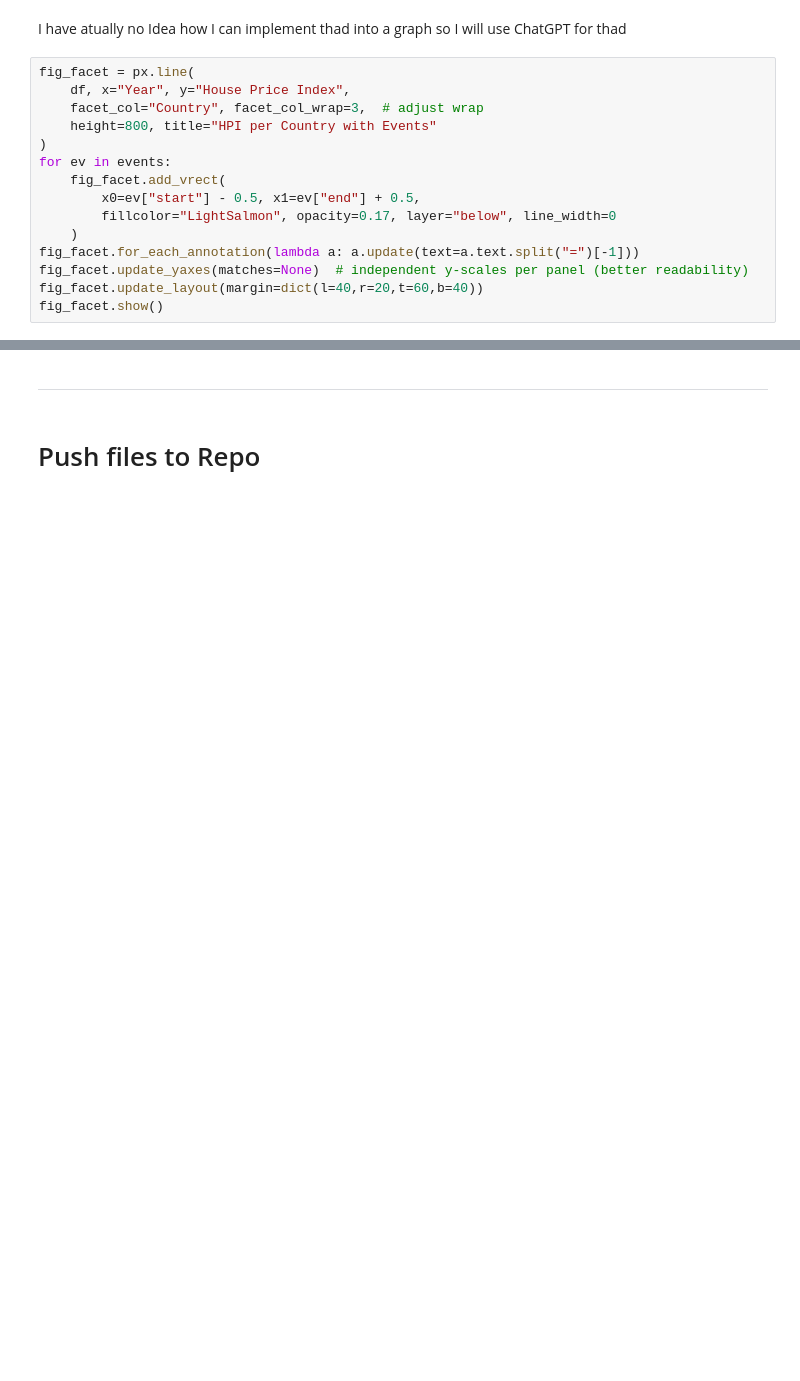
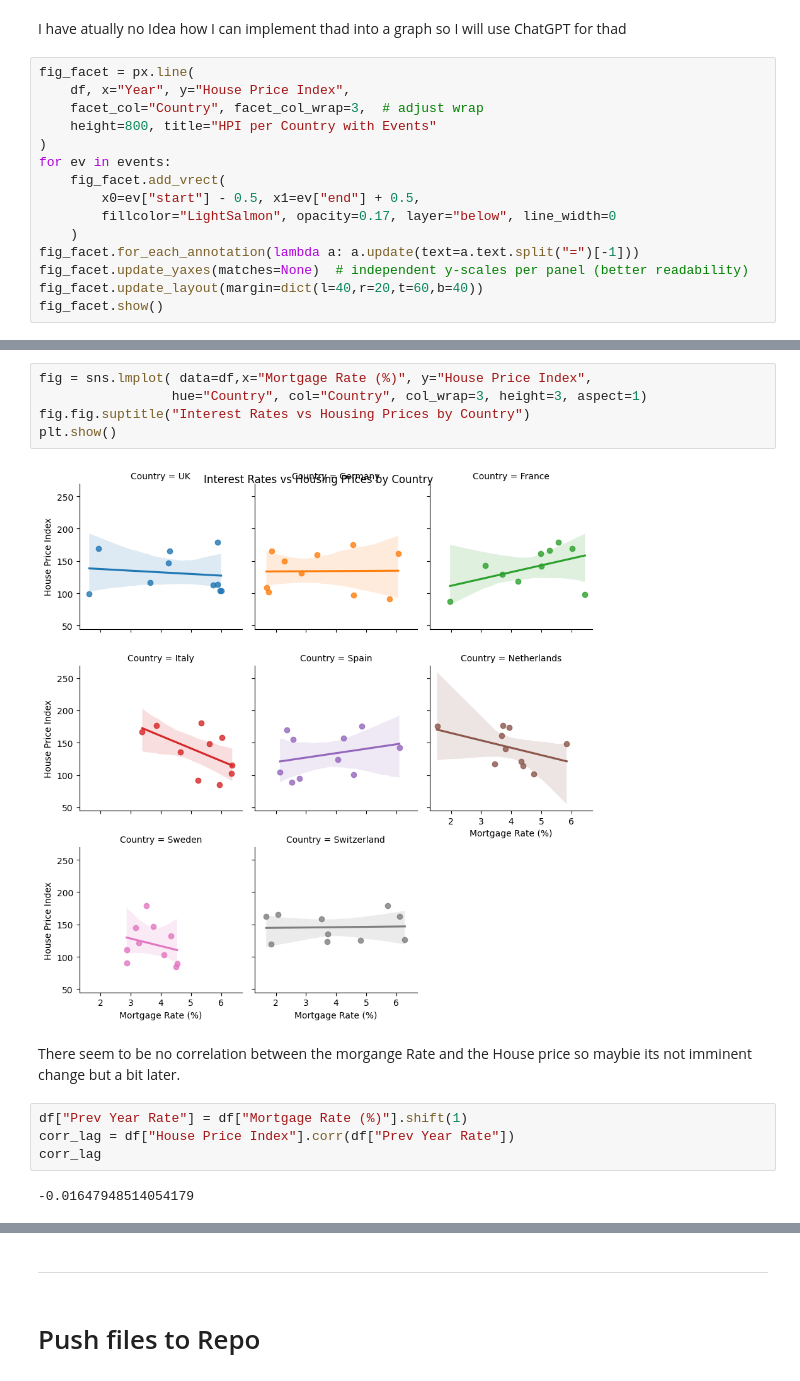
Before and after one commit to MaximilianKlein92/data_anaylsis_global_housing_market, a Jupyter notebook: jupyter_notebooks/data_visualitation.ipynb, the cells around one changed output, grey strips where cells are left out. Drawn from its saved outputs; the diff is of its cells as text; blank space fills up the shorter version.

```diff
--- a/jupyter_notebooks/data_visualitation.ipynb
+++ b/jupyter_notebooks/data_visualitation.ipynb
@@ -186,0 +192,15 @@ NOTE
+# %%
+fig = sns.lmplot( data=df,x="Mortgage Rate (%)", y="House Price Index",
+                 hue="Country", col="Country", col_wrap=3, height=3, aspect=1)
+fig.fig.suptitle("Interest Rates vs Housing Prices by Country")
+plt.show()
+# %% [output]
+[figure, added]
+# %% [markdown]
+There seem to be no correlation between the morgange Rate and the House price so maybie its not imminent change but a bit later.
+# %%
+df["Prev Year Rate"] = df["Mortgage Rate (%)"].shift(1)
+corr_lag = df["House Price Index"].corr(df["Prev Year Rate"])
+corr_lag
+# %% [output]
+-0.01647948514054179
```
Also changed, not shown: parts of 12 cells of this notebook.
